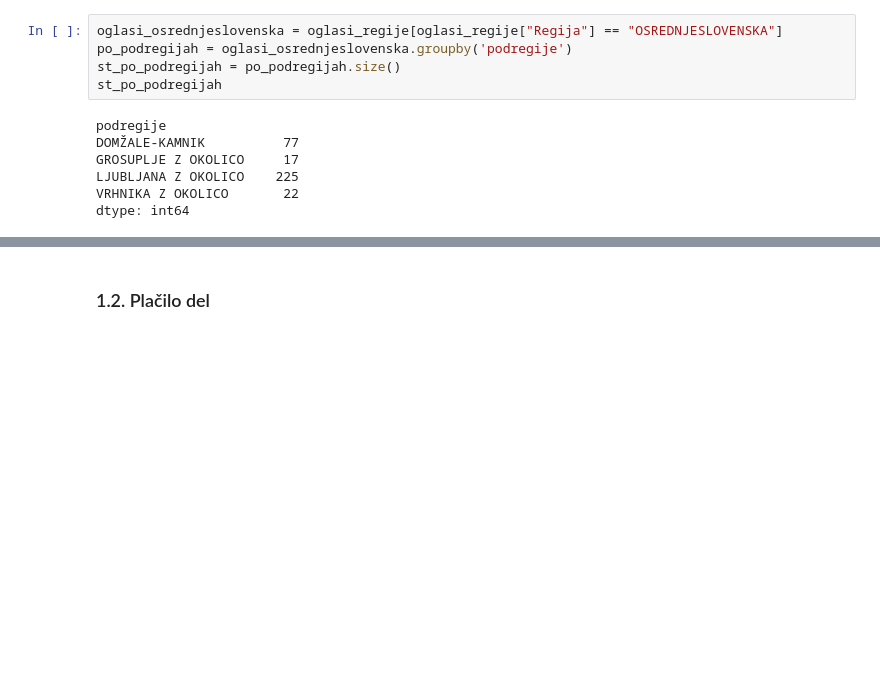
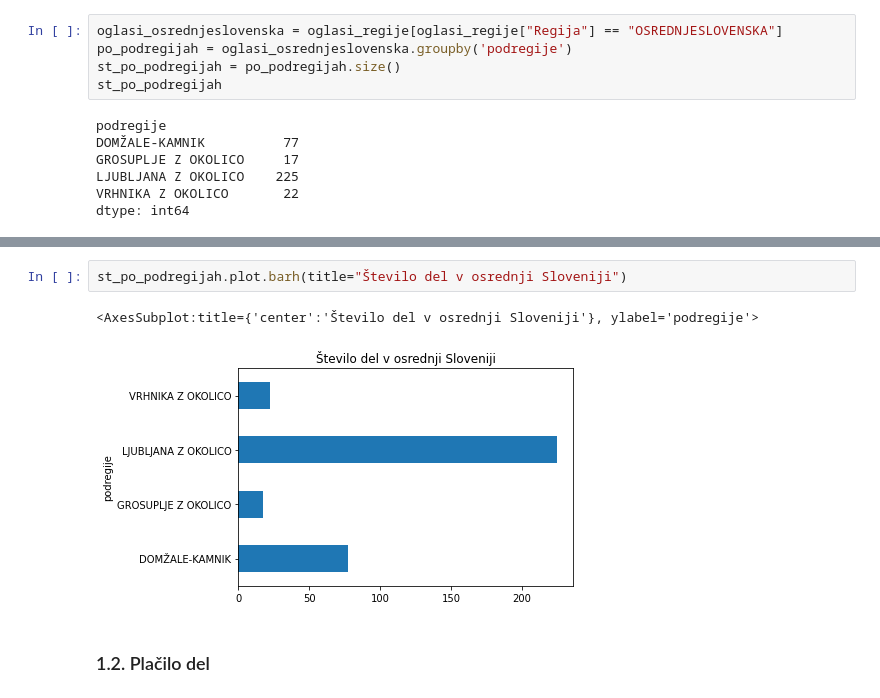
Before and after one commit to DejanPeric058/Programiranje-1-Projektna-naloga, a Jupyter notebook: Untitled.ipynb, the cells around one changed output, grey strips where cells are left out. Cells and saved outputs as stored; diff of their text form; blank space fills up the shorter version.

```diff
--- a/Untitled.ipynb
+++ b/Untitled.ipynb
@@ -200,3 +169,8 @@ plt.show()
+# %%
+st_po_podregijah.plot.barh(title="Število del v osrednji Sloveniji")
+# %% [output]
+<AxesSubplot:title={'center':'Število del v osrednji Sloveniji'}, ylabel='podregije'>
+[figure, added]
 # %% [markdown]
 ### 1.2. Plačilo del
 # %%
```
Also changed, not shown: parts of 22 cells of this notebook.
